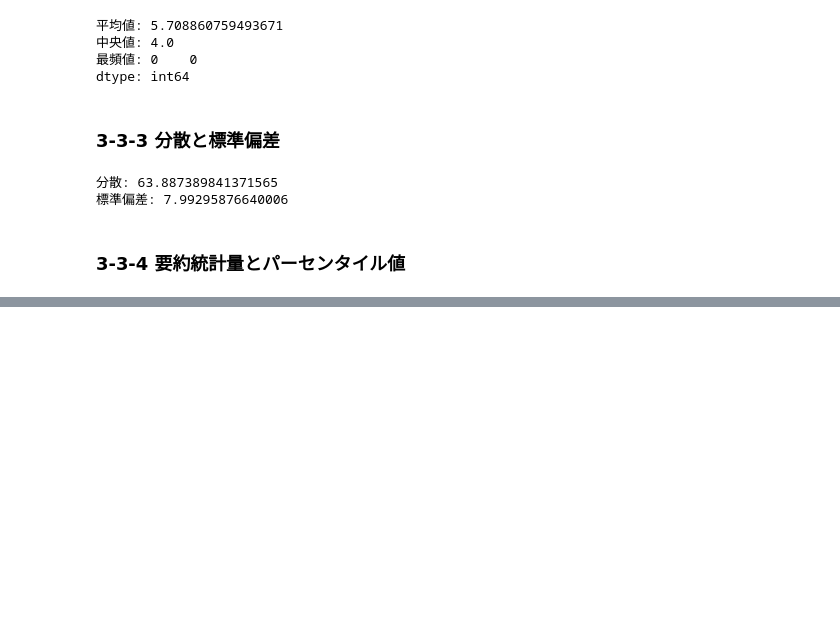
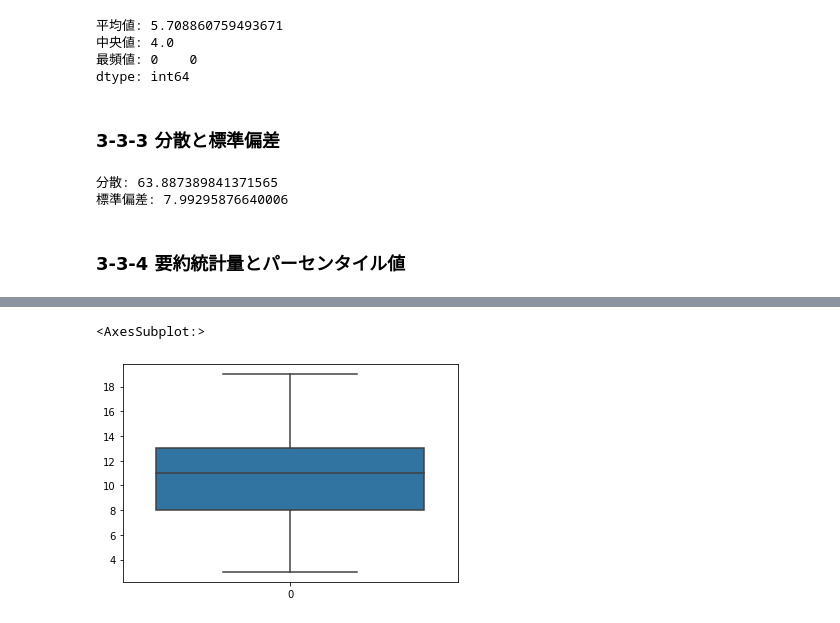
Before and after one commit to kanameg/data_scientist_training_cource, a Jupyter notebook: python/src/ data_scientist_training_chap3.ipynb, the cells around one changed output, grey strips where cells are left out. Drawn from its saved outputs; the diff is of its cells as text; code cells hidden in the pictures; blank space fills up the shorter version.

```diff
--- a/python/src/ data_scientist_training_chap3.ipynb
+++ b/python/src/ data_scientist_training_chap3.ipynb
@@ -131,0 +161,6 @@ print('標準偏差:', student_data_math['absences'].std(ddof=0))
+# %%
+# seaborn版
+sns.boxplot(data=student_data_math['G1'])
+# %% [output]
+<AxesSubplot:>
+[figure, added]
```
Also changed, not shown: parts of 12 cells of this notebook.
